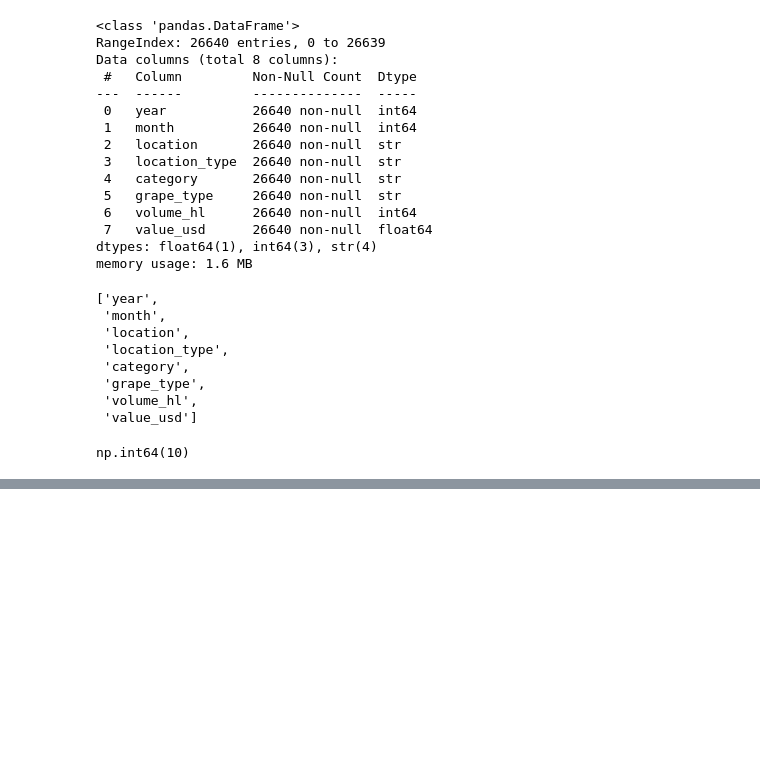
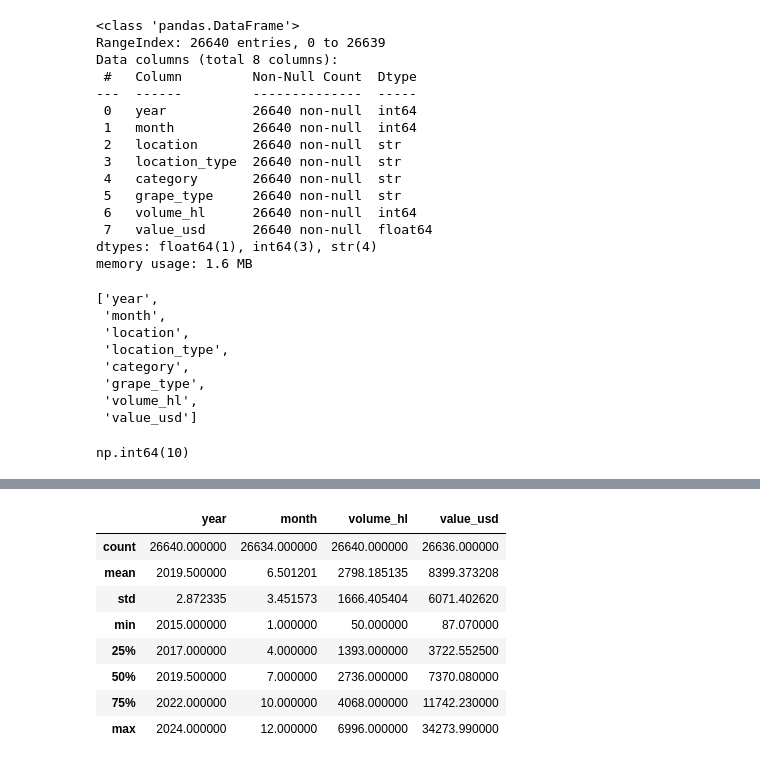
Before and after one commit to ArthurLima06/SENAI-PPDC, a Jupyter notebook: exercicios.ipynb, the cells around one changed output, grey strips where cells are left out. Drawn from its saved outputs; the diff is of its cells as text; code cells hidden in the pictures; blank space fills up the shorter version.

```diff
--- a/exercicios.ipynb
+++ b/exercicios.ipynb
@@ -835,0 +887,21 @@ np.int64(10)
+# %%
+df= pd.read_csv("vinhos.csv")
+
+df2= df.copy()
+
+df2.loc[2:5, "value_usd"]=None
+df2.loc[1:6, "month"]=None
+df2.loc[10:19, "location_type"]=None
+
+df2.isnull().sum().sum()
+df2.describe()
+# %% [output]
+|  | year | month | volume_hl | value_usd |
+| count | 26640.000000 | 26634.000000 | 26640.000000 | 26636.000000 |
+| mean | 2019.500000 | 6.501201 | 2798.185135 | 8399.373208 |
+| std | 2.872335 | 3.451573 | 1666.405404 | 6071.402620 |
+| min | 2015.000000 | 1.000000 | 50.000000 | 87.070000 |
+| 25% | 2017.000000 | 4.000000 | 1393.000000 | 3722.552500 |
+| 50% | 2019.500000 | 7.000000 | 2736.000000 | 7370.080000 |
+| 75% | 2022.000000 | 10.000000 | 4068.000000 | 11742.230000 |
+| max | 2024.000000 | 12.000000 | 6996.000000 | 34273.990000 |
```
Also changed, not shown: parts of 5 cells of this notebook.
